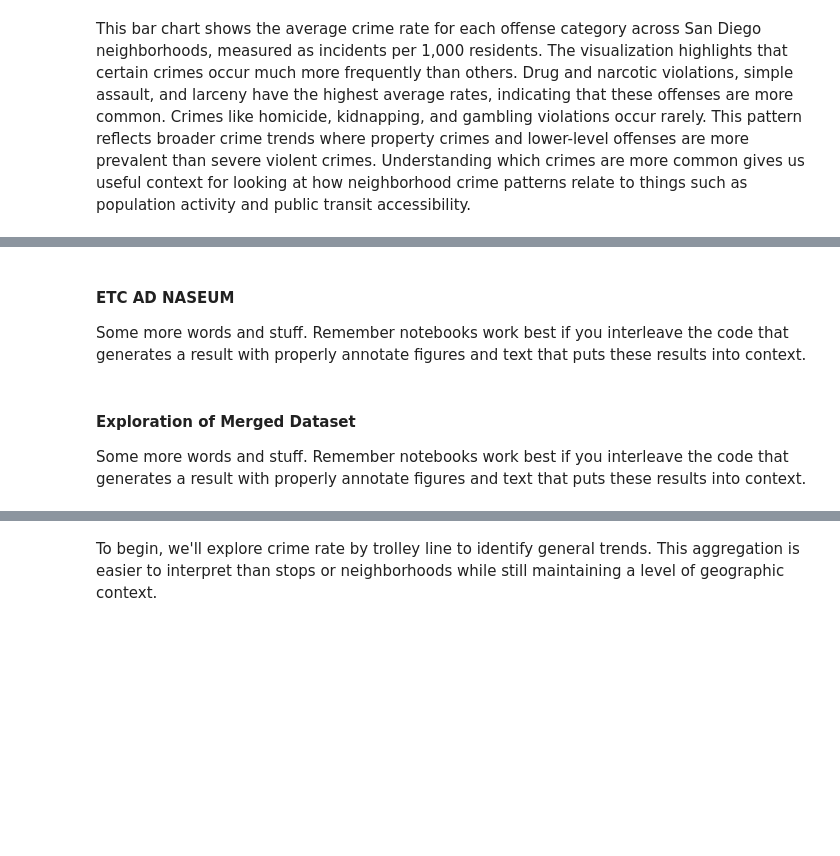
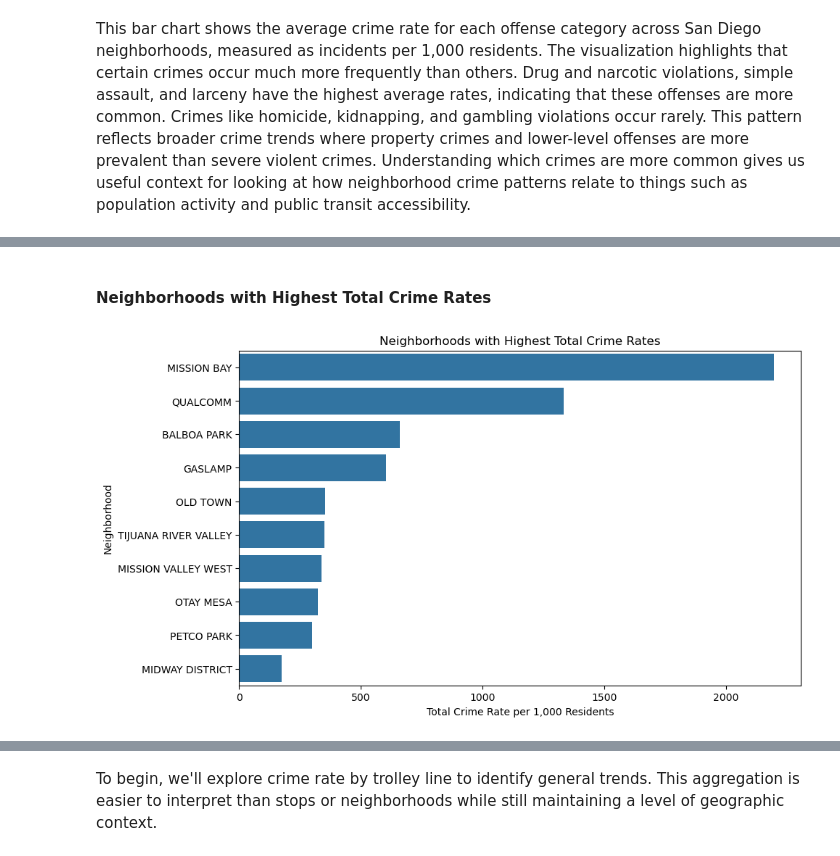
Before and after one commit to COGS108/Group022_WI26, a Jupyter notebook: 03-FinalProject.ipynb, the cells around one changed output, grey strips where cells are left out. Drawn from its saved outputs; the diff is of its cells as text; code cells hidden in the pictures; blank space fills up the shorter version.

```diff
--- a/03-FinalProject.ipynb
+++ b/03-FinalProject.ipynb
@@ -522,4 +514,0 @@ Some more words and stuff.  Remember notebooks work best if you interleave the c
-# %% [markdown]
-#### ETC AD NASEUM
-
-Some more words and stuff.  Remember notebooks work best if you interleave the code that generates a result with properly annotate figures and text that puts these results into context.
@@ -529,4 +515,18 @@ Some more words and stuff.  Remember notebooks work best if you interleave the c
-# %% [markdown]
-#### Exploration of Merged Dataset
-
-Some more words and stuff.  Remember notebooks work best if you interleave the code that generates a result with properly annotate figures and text that puts these results into context.
+# %% [markdown]
+#### Neighborhoods with Highest Total Crime Rates
+# %%
+crime_df_2025["total_crime_rate"] = crime_df_2025.drop(columns="Neighborhood").sum(axis=1)
+
+top_crime = crime_df_2025.sort_values("total_crime_rate", ascending=False).head(10)
+
+plt.figure(figsize=(10,6))
+
+sns.barplot(data=top_crime,
+            x="total_crime_rate",
+            y="Neighborhood")
+
+plt.title("Neighborhoods with Highest Total Crime Rates")
+plt.xlabel("Total Crime Rate per 1,000 Residents")
+plt.ylabel("Neighborhood");
+# %% [output]
+[figure, added]
```
Also changed, not shown: parts of 41 cells of this notebook.
